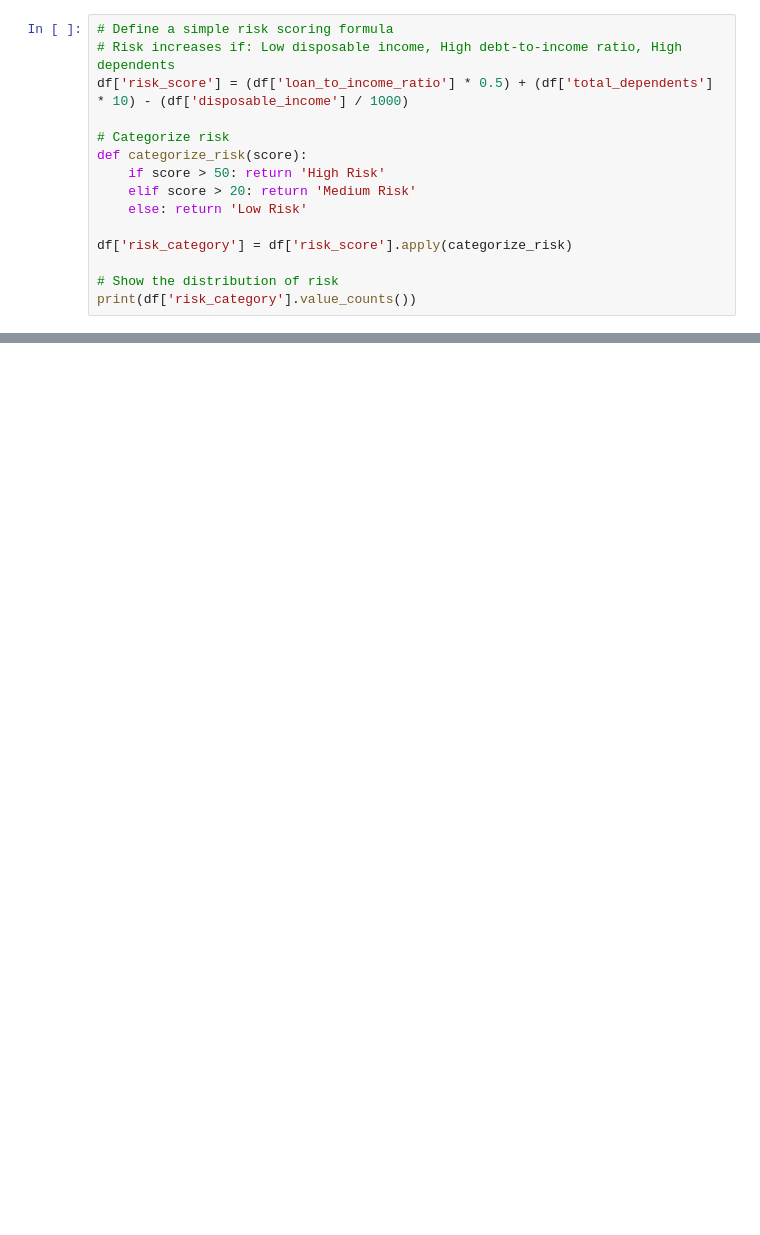
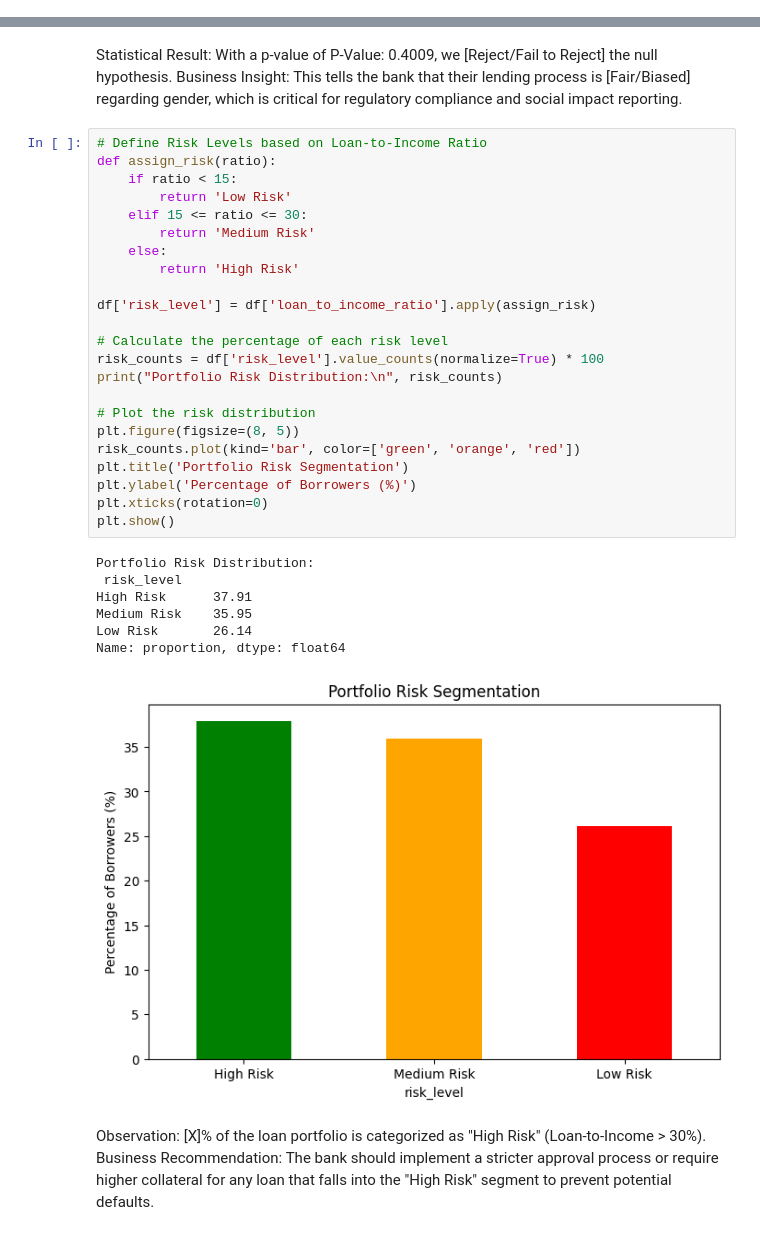
Before and after one commit to AKASHDHARDUBEY/NST_DVA_C-5_RuralCreditRiskAnalysis, a Jupyter notebook: notebooks/04_statistical_analysis.ipynb, the cells around one changed output, grey strips where cells are left out. Saved outputs shown, nothing was run; the diff lists cells and outputs as text; blank space fills up the shorter version.

```diff
--- a/notebooks/04_statistical_analysis.ipynb
+++ b/notebooks/04_statistical_analysis.ipynb
@@ -61,15 +62,0 @@ plt.show()
-# %%
-# Define a simple risk scoring formula
-# Risk increases if: Low disposable income, High debt-to-income ratio, High dependents
-df['risk_score'] = (df['loan_to_income_ratio'] * 0.5) + (df['total_dependents'] * 10) - (df['disposable_income'] / 1000)
-
-# Categorize risk
-def categorize_risk(score):
-    if score > 50: return 'High Risk'
-    elif score > 20: return 'Medium Risk'
-    else: return 'Low Risk'
-
-df['risk_category'] = df['risk_score'].apply(categorize_risk)
-
-# Show the distribution of risk
-print(df['risk_category'].value_counts())
@@ -77,0 +63,37 @@ print(df['risk_category'].value_counts())
+# %% [markdown]
+Statistical Result: With a p-value of P-Value: 0.4009, we [Reject/Fail to Reject] the null hypothesis.
+Business Insight: This tells the bank that their lending process is [Fair/Biased] regarding gender, which is critical for regulatory compliance and social impact reporting.
+# %%
+# Define Risk Levels based on Loan-to-Income Ratio
+def assign_risk(ratio):
+    if ratio < 15:
+        return 'Low Risk'
+    elif 15 <= ratio <= 30:
+        return 'Medium Risk'
+    else:
+        return 'High Risk'
+
+df['risk_level'] = df['loan_to_income_ratio'].apply(assign_risk)
+
+# Calculate the percentage of each risk level
+risk_counts = df['risk_level'].value_counts(normalize=True) * 100
+print("Portfolio Risk Distribution:\n", risk_counts)
+
+# Plot the risk distribution
+plt.figure(figsize=(8, 5))
+risk_counts.plot(kind='bar', color=['green', 'orange', 'red'])
+plt.title('Portfolio Risk Segmentation')
+plt.ylabel('Percentage of Borrowers (%)')
+plt.xticks(rotation=0)
+plt.show()
+# %% [output]
+Portfolio Risk Distribution:
+ risk_level
+High Risk      37.91
+Medium Risk    35.95
+Low Risk       26.14
+Name: proportion, dtype: float64
+[figure, added]
+# %% [markdown]
+Observation: [X]% of the loan portfolio is categorized as "High Risk" (Loan-to-Income > 30%).
+Business Recommendation: The bank should implement a stricter approval process or require higher collateral for any loan that falls into the "High Risk" segment to prevent potential defaults.
```
Also changed, not shown: parts of 11 cells of this notebook.
